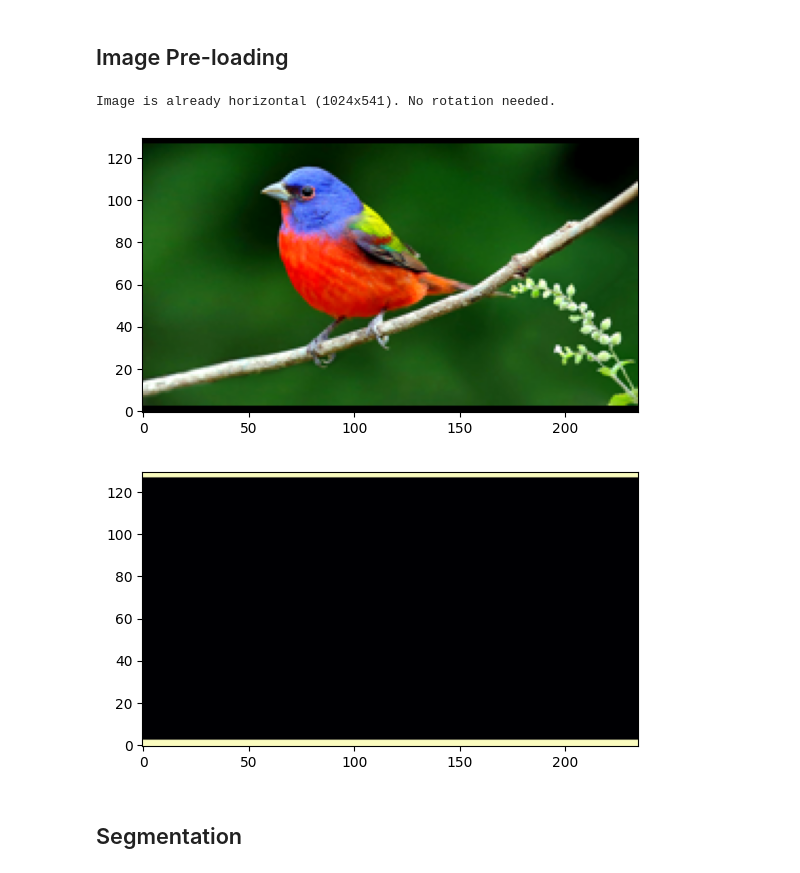
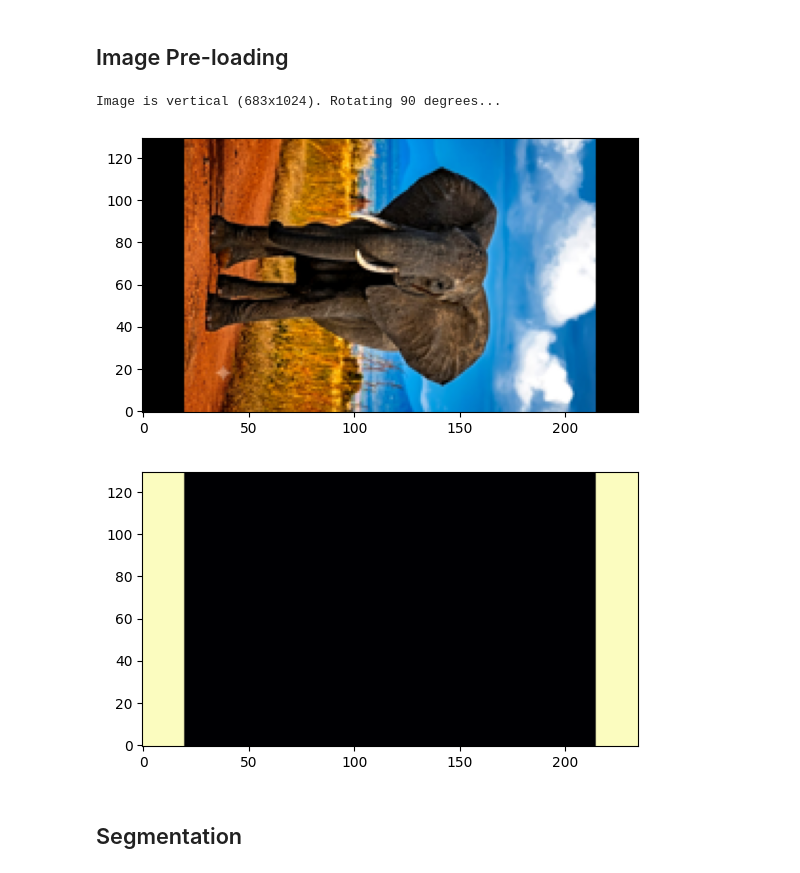
Before and after one commit to SimonMeersschaut/paint-bot, a Jupyter notebook: src/stroke_generation.ipynb, the cells around one changed output. Drawn from its saved outputs; the diff is of its cells as text; code cells hidden in the pictures.

```diff
--- a/src/stroke_generation.ipynb
+++ b/src/stroke_generation.ipynb
@@ -30,30 +30,30 @@ from skimage.segmentation import slic, mark_boundaries
 ## Image Pre-loading
 # %%
 # 1. Load your PIL image
-INPUT_PATH = Path("../images/bird.jpg")
+INPUT_PATH = Path("../images/elephant-ai.jpg")
 IMAGE_NAME = INPUT_PATH.stem
 pil_original_image = rotate_if_vertical(Image.open(INPUT_PATH).convert("RGB").transpose(Image.FLIP_TOP_BOTTOM))
 
 enhancer = ImageEnhance.Contrast(pil_original_image)
 contrast_factor = 1.2
 pil_original_image = enhancer.enhance(contrast_factor)
 
 # 2. Resize to 440x440 (assuming resize_image is defined elsewhere)
 pil_resized_image = resize_image(pil_original_image, CANVAS_SIZE)
 
 # GaussianBlur takes a 'radius' parameter. Higher radius = more blur.
 # pil_blurred_image = pil_resized_image.filter(ImageFilter.GaussianBlur(radius=5))
 # np_resized_blurred_image = np.array(pil_blurred_image)
 
 # 3. Convert the original resized PIL image to a NumPy array (if still needed)
 np_resized_image = np.array(pil_resized_image)
 np_original_image = np.array(pil_original_image)
 
 # Display the blurred image to verify
 show_np_image(np_resized_image)
 # %% [output]
-Image is already horizontal (1024x541). No rotation needed.
+Image is vertical (683x1024). Rotating 90 degrees...
-[figure, old version]
+[figure, new version]
 # %%
 # 3. Create a "dummy" pure white image of the exact same original size
 # This represents our "real pixels" mask BEFORE padding
@@ -70,7 +70,7 @@ padding_mask = (np.array(padded_mask_resized) == 0).astype(np.uint8)
 
 show_np_image(padding_mask, cmap="magma")
 # %% [output]
-[figure, old version]
+[figure, new version]
 # %% [markdown]
 ## Segmentation
 # %%
```
Also changed, not shown: parts of 7 cells of this notebook, 7 other files.
